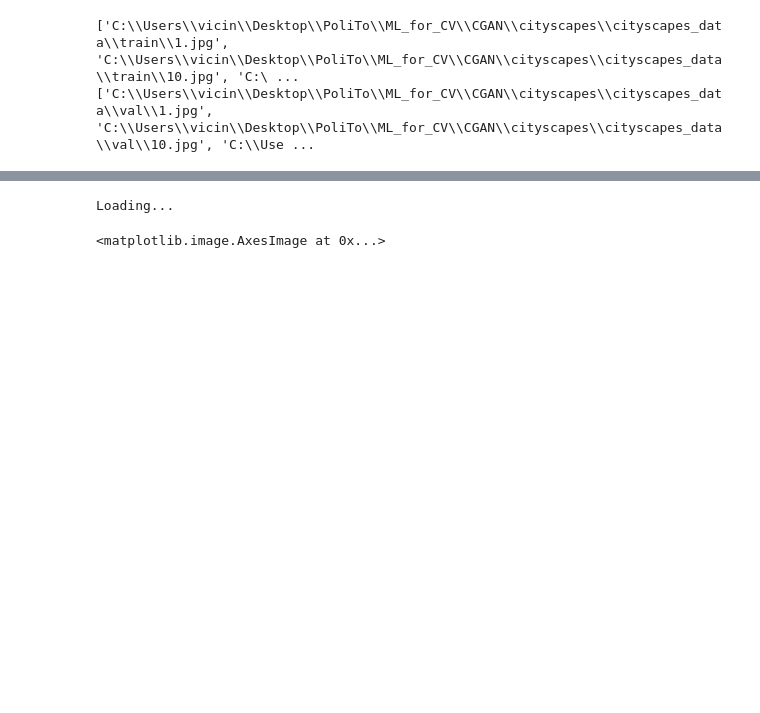
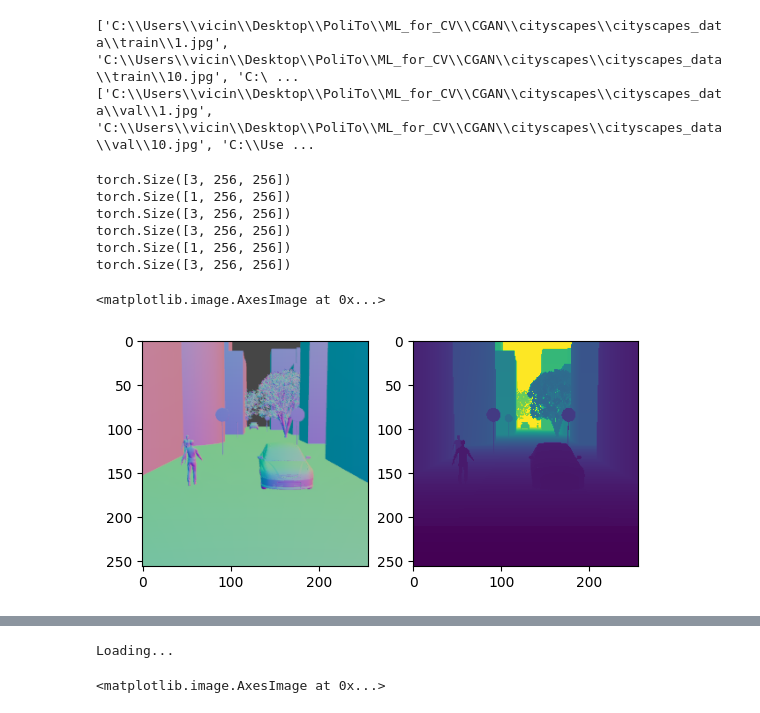
Before and after one commit to vinz321/CGAN, a Jupyter notebook: GAN_image2image.ipynb, the cells around one changed output, grey strips where cells are left out. Cells and saved outputs as stored; diff of their text form; code cells hidden in the pictures; blank space fills up the shorter version.

```diff
--- a/GAN_image2image.ipynb
+++ b/GAN_image2image.ipynb
@@ -51,6 +57,57 @@ dataloader_val=DataLoader(dataset_val,16, shuffle=True)
 # %% [output]
 ['C:\\Users\\vicin\\Desktop\\PoliTo\\ML_for_CV\\CGAN\\cityscapes\\cityscapes_data\\train\\1.jpg', 'C:\\Users\\vicin\\Desktop\\PoliTo\\ML_for_CV\\CGAN\\cityscapes\\cityscapes_data\\train\\10.jpg', 'C:\ ...
 ['C:\\Users\\vicin\\Desktop\\PoliTo\\ML_for_CV\\CGAN\\cityscapes\\cityscapes_data\\val\\1.jpg', 'C:\\Users\\vicin\\Desktop\\PoliTo\\ML_for_CV\\CGAN\\cityscapes\\cityscapes_data\\val\\10.jpg', 'C:\\Use ...
+# %%
+class DNSDataset(Dataset):
+    def __init__(self, img_dir, transforms=None, target_transforms=None):
+        self.img_dir=img_dir
+        self.imgs_depth=[]
+        self.imgs_norm=[]
+        self.imgs_seg=[]
+        self.imgs_col=[]
+
+        self.imgs_depth.extend([self.img_dir + '\\Depth\\'+i for i in os.listdir(self.img_dir+'\\Depth') if i.endswith('.png')])
+        self.imgs_norm.extend([self.img_dir + '\\Normal\\'+i for i in os.listdir(self.img_dir+'\\Normal') if i.endswith('.png')])
+        self.imgs_seg.extend([self.img_dir + '\\Segmentation\\'+i for i in os.listdir(self.img_dir+'\\Segmentation') if i.endswith('.png')])
+        self.imgs_col.extend([self.img_dir + '\\Default\\'+i for i in os.listdir(self.img_dir+'\\Default') if i.endswith('.png')])
+
+        self.transforms=transforms
+        self.target_transforms=target_transforms
+    def __getitem__(self, index) -> torch.Tensor:
+        norm=transformF.to_tensor(Image.open(self.imgs_norm[index]))[0:3]
+        print(norm.shape)
+        depth=transformF.to_tensor(transformF.to_grayscale(Image.open(self.imgs_depth[index])))
+        print(depth.shape)
+        col=transformF.to_tensor(Image.open(self.imgs_col[index]))[0:3]
+
+        seg=transformF.to_tensor(Image.open(self.imgs_seg[index]))[0:3]
+        print(seg.shape)
+
+        return torch.cat([depth,norm,seg],0), col
+
+    def __len__(self):
+        return len(self.imgs_col)
+# %%
+#Test Dataset
+
+train_dataset=DNSDataset(PATH+'\\dataset\\Cam 1')
+
+img0_norm=train_dataset[0][0].split([1,3,3])[1]
+img0_depth=train_dataset[0][0].split([1,3,3])[0]
+
+plt.subplot(121)
+plt.imshow(img0_norm.permute(1,2,0))
+plt.subplot(122)
+plt.imshow(img0_depth.permute(1,2,0))
+# %% [output]
+torch.Size([3, 256, 256])
+torch.Size([1, 256, 256])
+torch.Size([3, 256, 256])
+torch.Size([3, 256, 256])
+torch.Size([1, 256, 256])
+torch.Size([3, 256, 256])
+<matplotlib.image.AxesImage at 0x...>
+[figure, added]
 # %%
 def weights_init(m):
     classname = m.__class__.__name__
```
Also changed, not shown: parts of 6 cells of this notebook, 5 other files.
